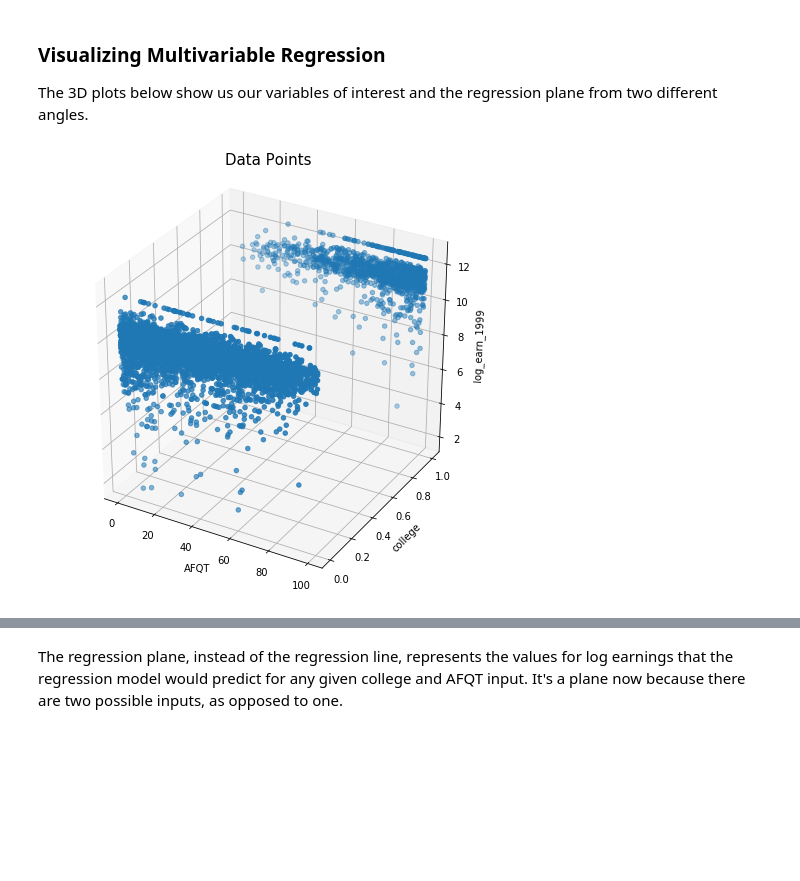
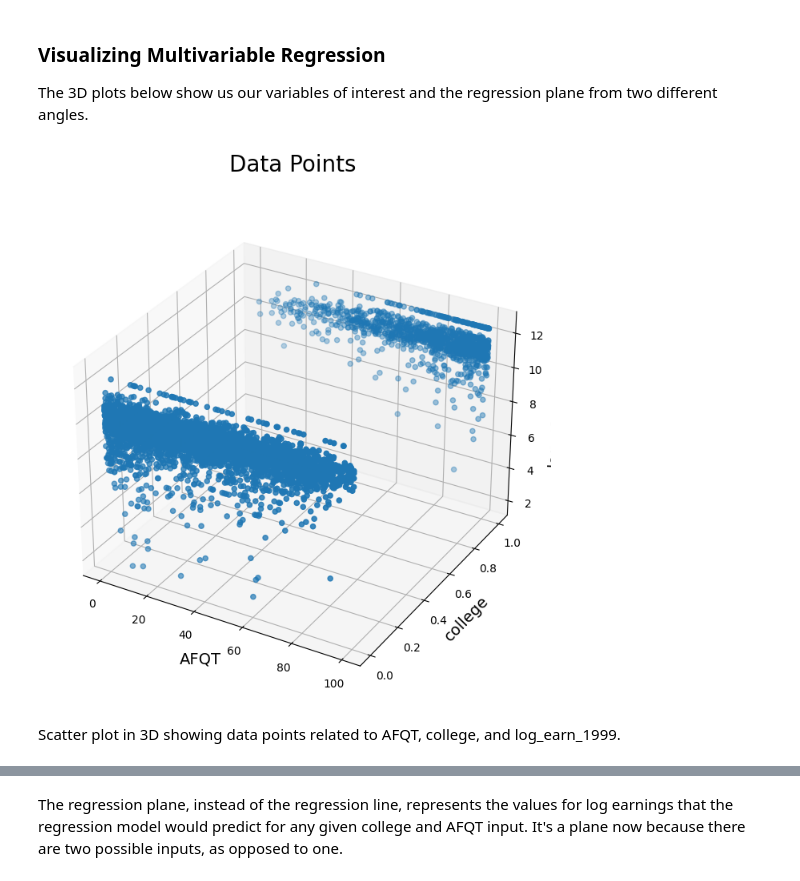
Before and after one commit to data-88e/textbook, a Jupyter notebook: content/11-econometrics/multivariable.ipynb, the cells around one changed output, grey strips where cells are left out. Cells and saved outputs as stored; diff of their text form; code cells hidden in the pictures; blank space fills up the shorter version.

```diff
--- a/content/11-econometrics/multivariable.ipynb
+++ b/content/11-econometrics/multivariable.ipynb
@@ -106,14 +106,16 @@ The 3D plots below show us our variables of interest and the regression plane fr
 # %%
 ax = plt.figure(figsize=(8,8)).add_subplot(111, projection='3d')
 ax.scatter(nlsy.column("AFQT"),
            nlsy.column("college"),
            nlsy.column('log_earn_1999'))
-plt.xlabel("AFQT")
-plt.ylabel("college")
-ax.set_zlabel("log_earn_1999")
-plt.title("Data Points", pad=30, size=15);
+plt.xlabel("AFQT", fontsize=14)
+plt.ylabel("college", fontsize=14)
+ax.set_zlabel("log_earn_1999", fontsize=14)
+plt.title("Data Points", pad=30, size=20);
 # %% [output]
-[figure, old version]
+[figure, new version]
+# %% [markdown]
+Scatter plot in 3D showing data points related to AFQT, college, and log_earn_1999.
 # %%
 X,Y = np.meshgrid(np.arange(0,100,1), np.arange(0,1,0.01))
 Z = 0.0084 * X + 0.4301 * Y + 9.9563
```
Also changed, not shown: parts of 6 cells of this notebook, 6 other files.
